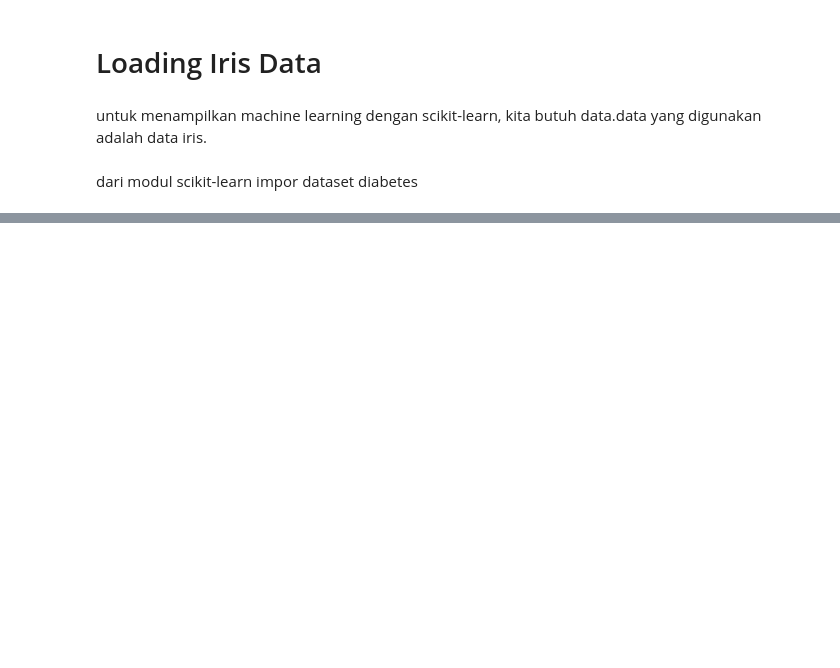
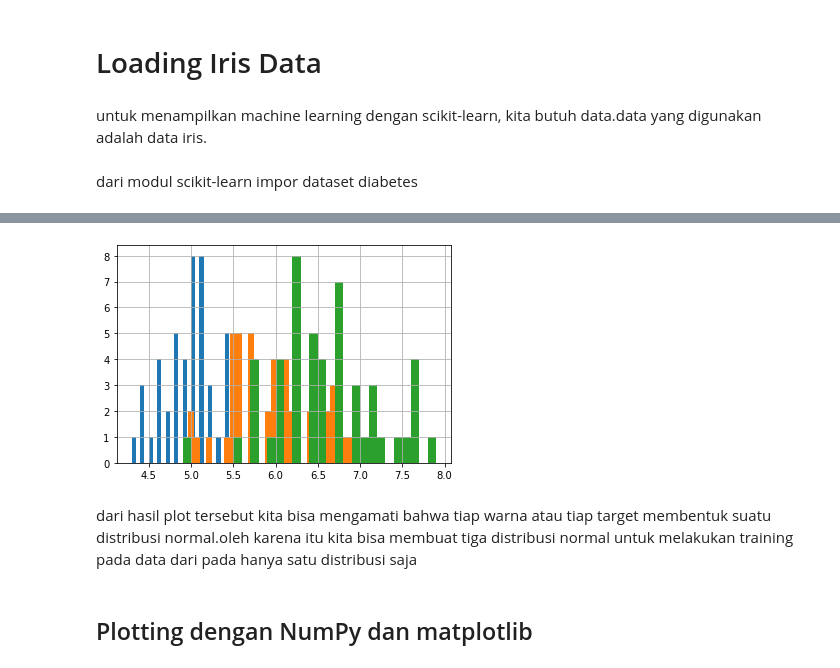
Before and after one commit to novalsaputra/py_learn, a Jupyter notebook: Hight - Performance Machine Learnig - Numpy.ipynb, the cells around one changed output, grey strips where cells are left out. Cells and saved outputs as stored; diff of their text form; code cells hidden in the pictures; blank space fills up the shorter version.

```diff
--- a/Hight - Performance Machine Learnig - Numpy.ipynb
+++ b/Hight - Performance Machine Learnig - Numpy.ipynb
@@ -272,0 +390,11 @@ l
+# %%
+# membuat warna pada histogram berdasarkan nilai yang unik pada variabel target
+for class_number in np.unique(iris.target):
+    plt.figure(1)
+    iris_df["sepal length (cm)"].iloc[np.where(iris.target==class_number)[0]].hist(bins=30)
+# %% [output]
+[figure, added]
+# %% [markdown]
+dari hasil plot tersebut kita bisa mengamati bahwa tiap warna atau tiap target membentuk suatu distribusi normal.oleh karena itu kita bisa membuat tiga distribusi normal untuk melakukan training pada data dari pada hanya satu distribusi saja
+# %% [markdown]
+## Plotting dengan NumPy dan matplotlib
```
Also changed, not shown: parts of 89 cells of this notebook.
